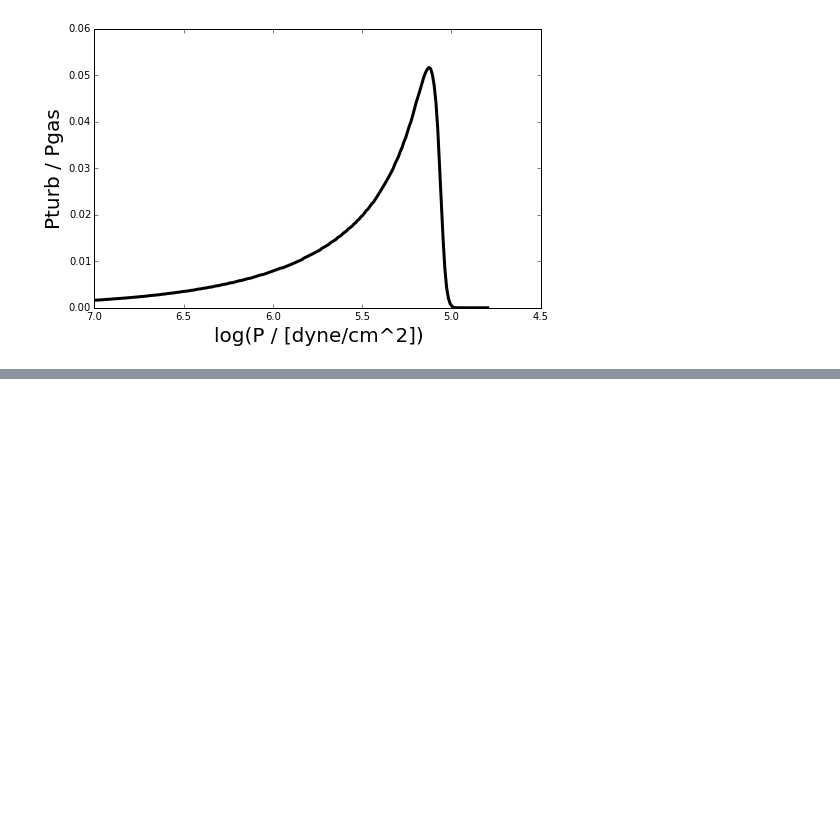
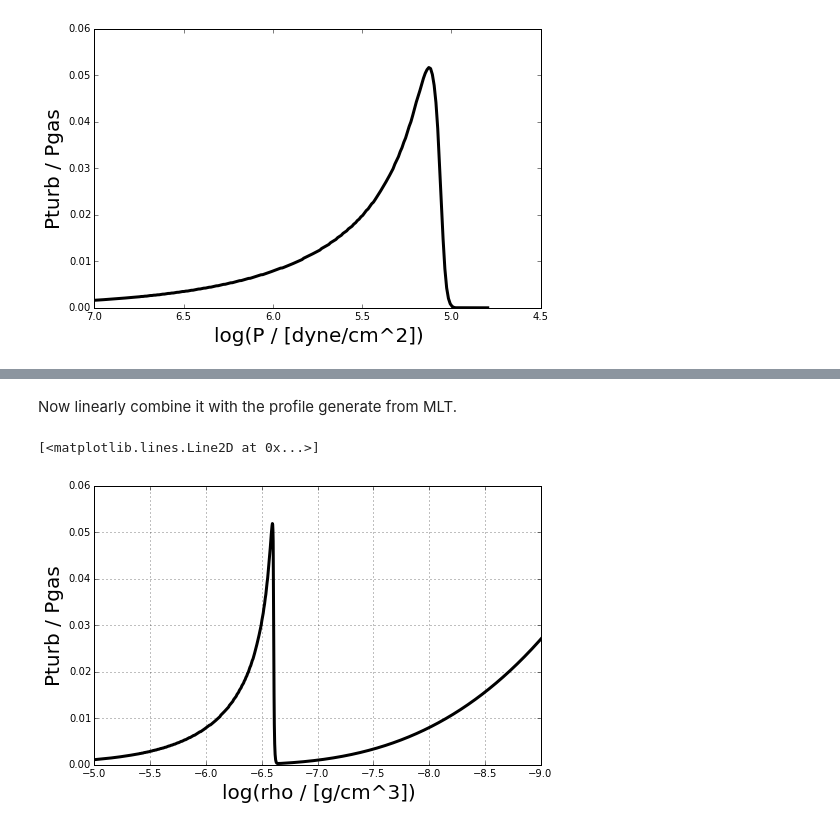
Before and after one commit to gfeiden/Notebook, a Jupyter notebook: Projects/dynam_pressure/mlt_velocity_profile.ipynb, the cells around one changed output, grey strips where cells are left out. Saved outputs shown, nothing was run; the diff lists cells and outputs as text; code cells hidden in the pictures; blank space fills up the shorter version.

```diff
--- a/Projects/dynam_pressure/mlt_velocity_profile.ipynb
+++ b/Projects/dynam_pressure/mlt_velocity_profile.ipynb
@@ -46,0 +98,18 @@ A critical feature of dynamical pressure that has been ignored, is that dynamica
+# %% [markdown]
+Now linearly combine it with the profile generate from MLT.
+# %%
+mlt_dyn_pr = np.append(np.zeros(len(atm)), (10**env[:, 5]*env[:, 14]**2/3.0)/10**env[:, 1])
+tot_dyn_pr = all_dyn_pr + mlt_dyn_pr
+# %%
+fig, ax = plt.subplots(1, 1, figsize=(8., 5.))
+
+ax.set_xlabel('log(rho / [g/cm^3])', size=20.)
+ax.set_ylabel('Pturb / Pgas', size=20.)
+ax.set_xlim(-5.0, -9.0)
+
+ax.grid()
+
+ax.plot(all_logd, tot_dyn_pr, '-', lw=3, c='black')
+# %% [output]
+[<matplotlib.lines.Line2D at 0x...>]
+[figure, added]
```
Also changed, not shown: parts of 10 cells of this notebook, 1 other file.
